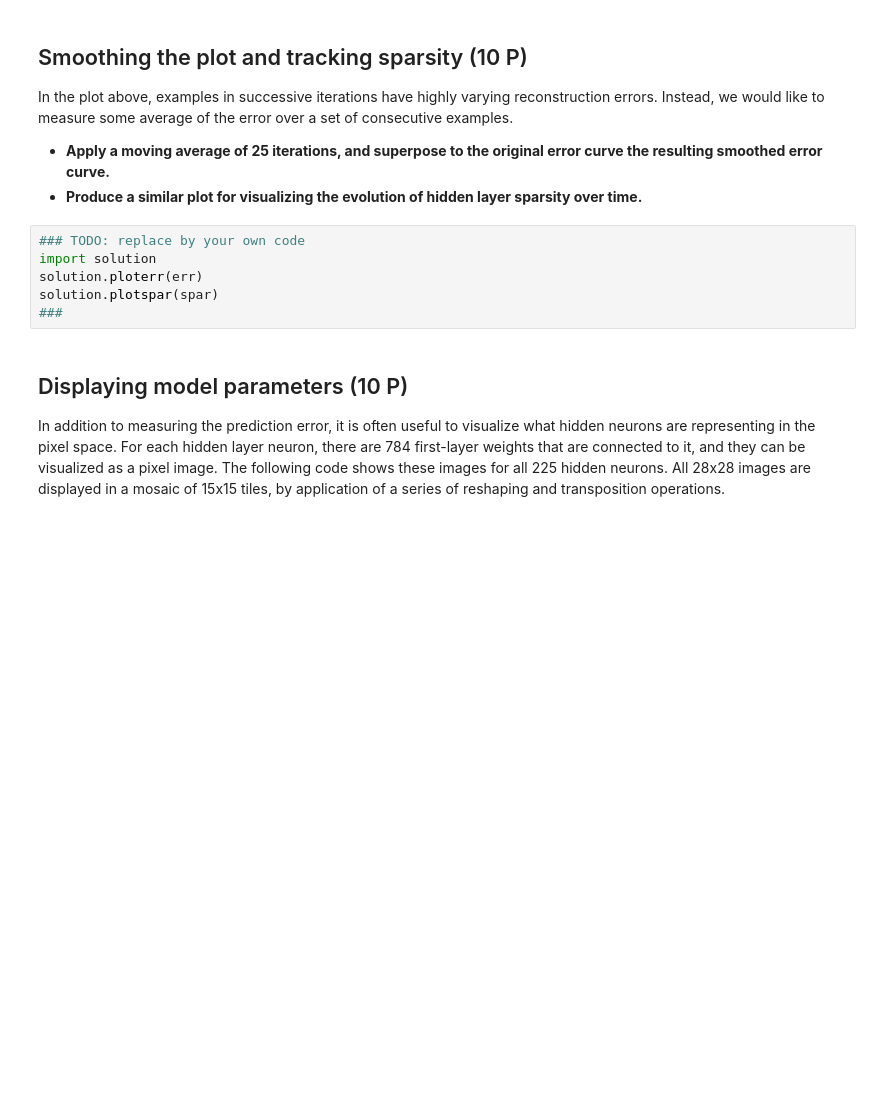
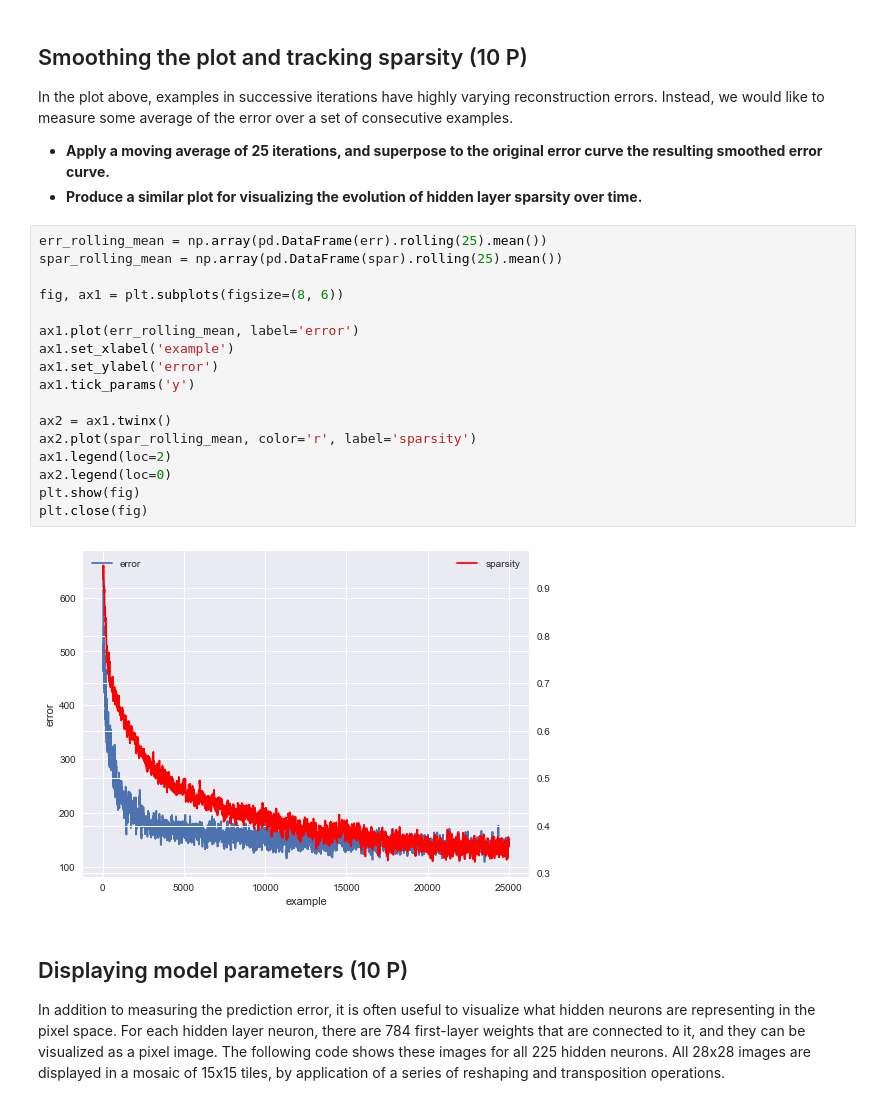
Before and after one commit to WGierke/machine_learning_2, a Jupyter notebook: exercise04/sheet04.ipynb, the cells around one changed output. Drawn from its saved outputs; the diff is of its cells as text; blank space fills up the shorter version.

```diff
--- a/exercise04/sheet04.ipynb
+++ b/exercise04/sheet04.ipynb
@@ -110,12 +124,25 @@ In the plot above, examples in successive iterations have highly varying reconst
 
 * **Apply a moving average of 25 iterations, and superpose to the original error curve the resulting smoothed error curve.**
 * **Produce a similar plot for visualizing the evolution of hidden layer sparsity over time.**
-# %%
-### TODO: replace by your own code
-import solution
-solution.ploterr(err)
-solution.plotspar(spar)
-###
+# %%
+err_rolling_mean = np.array(pd.DataFrame(err).rolling(25).mean())
+spar_rolling_mean = np.array(pd.DataFrame(spar).rolling(25).mean())
+
+fig, ax1 = plt.subplots(figsize=(8, 6))
+
+ax1.plot(err_rolling_mean, label='error')
+ax1.set_xlabel('example')
+ax1.set_ylabel('error')
+ax1.tick_params('y')
+
+ax2 = ax1.twinx()
+ax2.plot(spar_rolling_mean, color='r', label='sparsity')
+ax1.legend(loc=2)
+ax2.legend(loc=0)
+plt.show(fig)
+plt.close(fig)
+# %% [output]
+[figure, added]
 # %% [markdown]
 ## Displaying model parameters (10 P)
 
```
Also changed, not shown: parts of 10 cells of this notebook, 2 other files.
